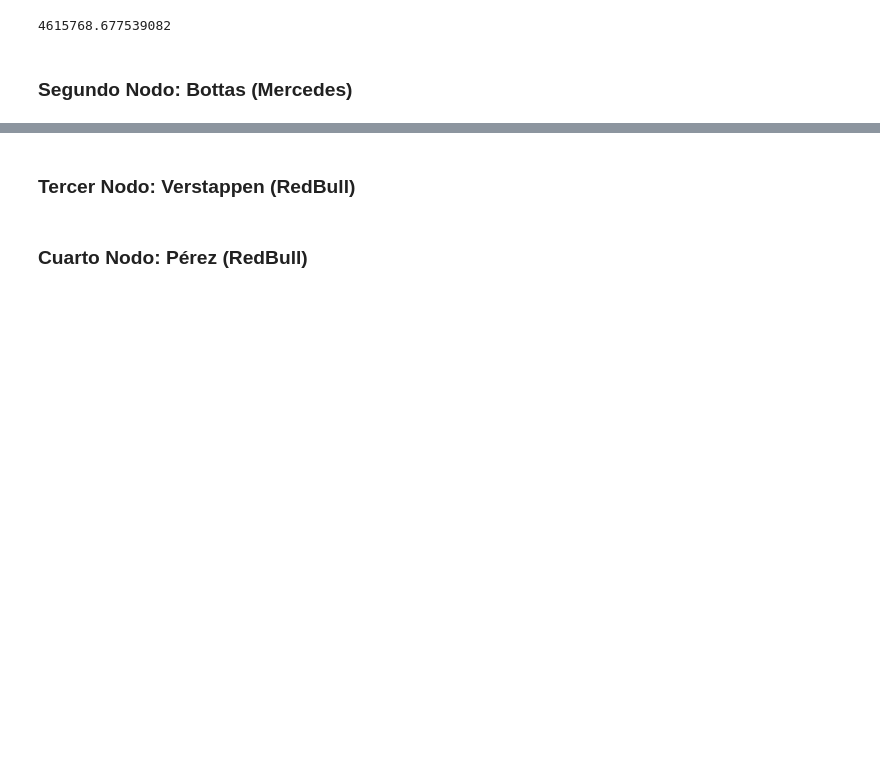
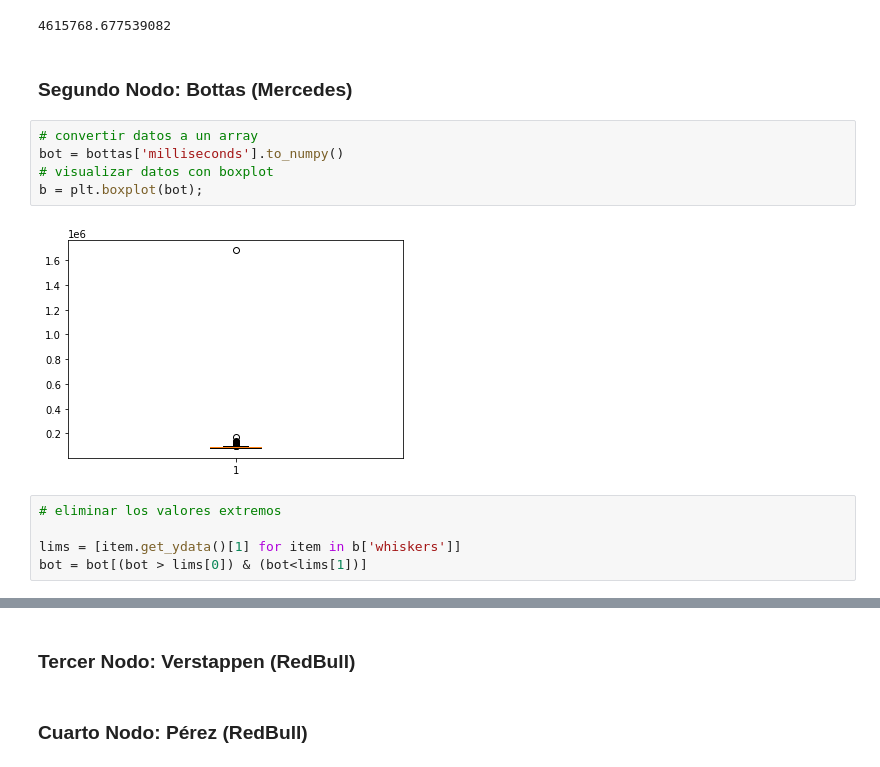
Before and after one commit to AndresLaresBarragan/ProyectoSPF, a Jupyter notebook: Nodo2.ipynb, the cells around one changed output, grey strips where cells are left out. Drawn from its saved outputs; the diff is of its cells as text; blank space fills up the shorter version.

Commit message:
nodo bottas

```diff
--- a/Nodo2.ipynb
+++ b/Nodo2.ipynb
@@ -567,3 +567,15 @@ np.mean(Total_Hamilton)
 4615768.677539082
 # %% [markdown]
 ### Segundo Nodo: Bottas (Mercedes)
+# %%
+# convertir datos a un array
+bot = bottas['milliseconds'].to_numpy()
+# visualizar datos con boxplot
+b = plt.boxplot(bot);
+# %% [output]
+[figure, added]
+# %%
+# eliminar los valores extremos
+
+lims = [item.get_ydata()[1] for item in b['whiskers']]
+bot = bot[(bot > lims[0]) & (bot<lims[1])]
```
Also changed, not shown: parts of 35 cells of this notebook.
